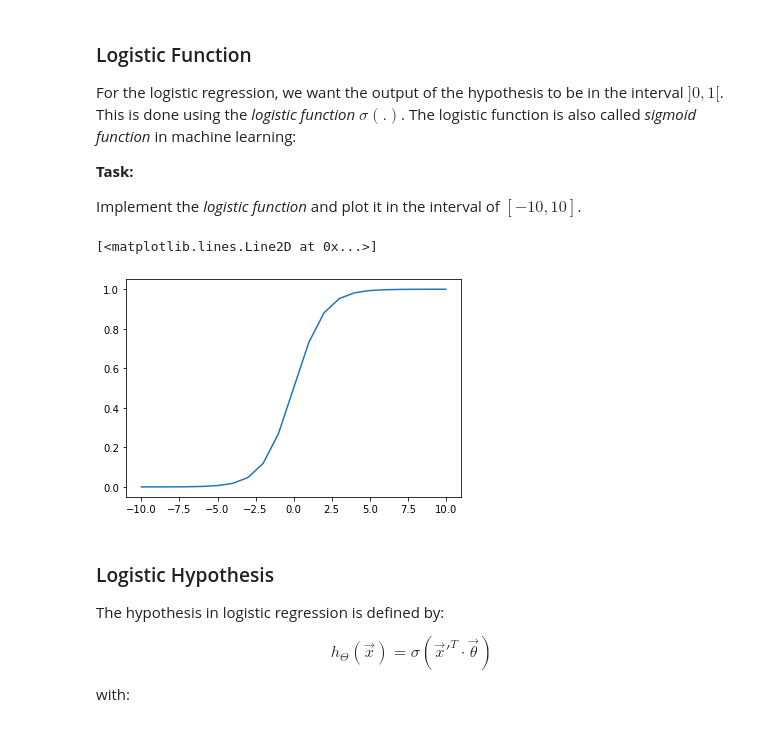
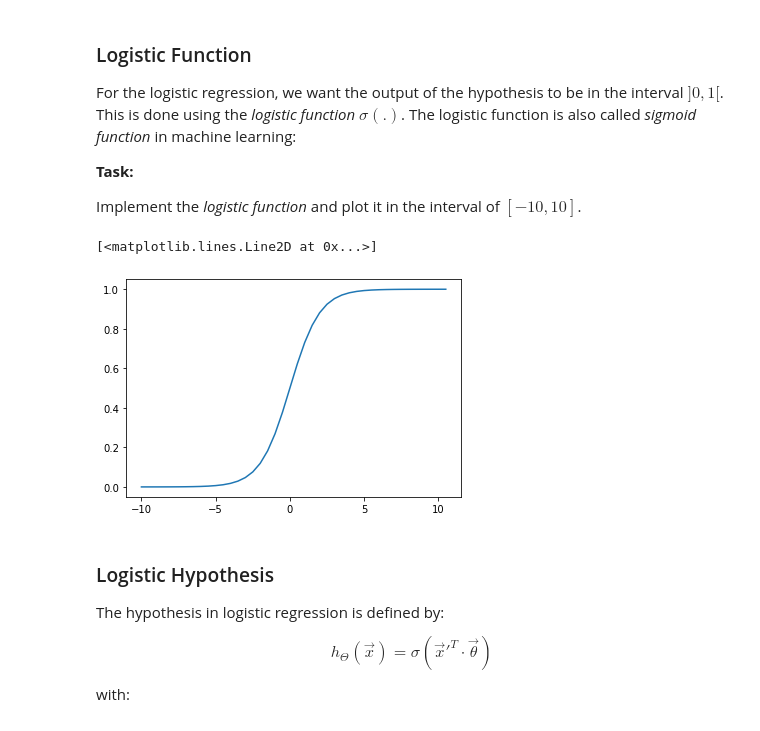
Before and after one commit to butburg/wissensrepraesentation, a Jupyter notebook: exercise-logistic-regression.ipynb, the cells around one changed output. Drawn from its saved outputs; the diff is of its cells as text; code cells hidden in the pictures.

```diff
--- a/exercise-logistic-regression.ipynb
+++ b/exercise-logistic-regression.ipynb
@@ -278,18 +283,18 @@ Implement the _logistic function_ and plot it in the interval of $[-10,10]$.
 # %%
 def logistic_function(x):
     """ Applies the logistic function to x, element-wise. """
 
     return 1 / (1 + np.exp(-x))
 
 ### Insert code to plot the logistic function below
-tenten = np.arange(-10,11, 1)
+tenten = np.arange(-10,11, .5)
 log = logistic_function(tenten)
 
 plt.figure()
 plt.plot(tenten, log)
 # %% [output]
 [<matplotlib.lines.Line2D at 0x...>]
-[figure, old version]
+[figure, new version]
 # %% [markdown]
 ### Logistic Hypothesis
 
```
Also changed, not shown: parts of 13 cells of this notebook.
